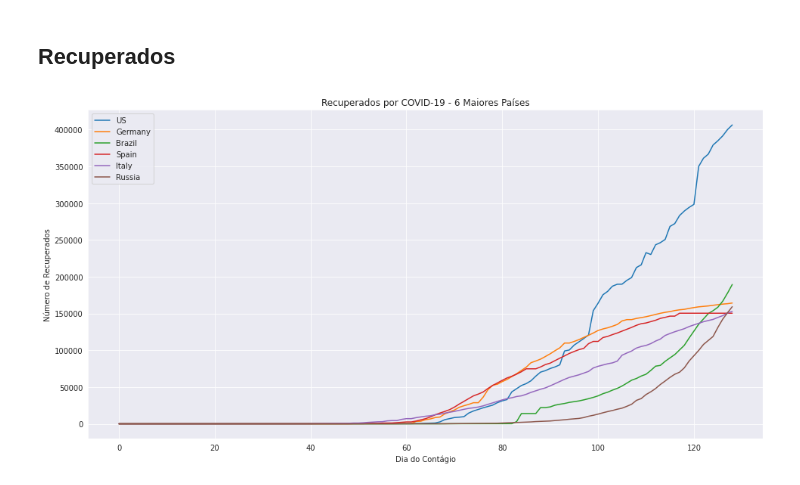
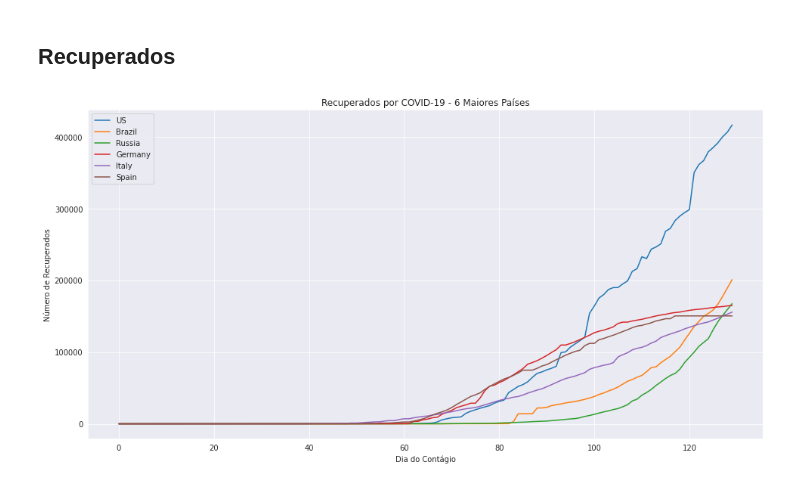
Before and after one commit to Manuelfjr/Covid19, a Jupyter notebook: code/Covid_19.ipynb, the cells around one changed output. Saved outputs shown, nothing was run; the diff lists cells and outputs as text; code cells hidden in the pictures.

```diff
--- a/code/Covid_19.ipynb
+++ b/code/Covid_19.ipynb
@@ -90,0 +133,9 @@ db_deaths_country.T['Brazil'].iplot(title = 'Casos de mortes por covid no Brasil
+# %%
+for i in db_deaths_country.T.columns:
+  for j in range(db_deaths_country.T.shape[0]-1):
+    if db_deaths_country.T[i][j] != 0:
+      percdeaths[i][j+1] = ((db_deaths_country.T[i][j+1]- db_deaths_country.T[i][j])/db_deaths_country.T[i][j])
+# %%
+b = pd.DataFrame(percdeaths.T[date].sort_values(ascending = False)).T
+ixmaxdeaths = b[maxdeaths.index].columns
+ixmaxdeaths
@@ -90,0 +144,11 @@ db_deaths_country.T['Brazil'].iplot(title = 'Casos de mortes por covid no Brasil
+# %%
+fig, ax = plt.subplots(nrows=1,ncols=1,figsize=(16,8))
+n = 6
+for i in ixmaxdeaths:
+  ax.plot(range(percdeaths.shape[0]), percdeaths[i],label=i)
+  ax.set_xlim(100,130)
+  ax.set_ylim(-0.07,0.2)
+plt.xlabel('Dia do Contágio')
+plt.ylabel('Taxa')
+plt.title('Taxa de mortes por COVID-19 - {} Maiores Países'.format(n))
+plt.legend()
@@ -91,14 +185,16 @@ db_deaths_country.T['Brazil'].iplot(title = 'Casos de mortes por covid no Brasil
 # %% [markdown]
 ## Recuperados
+# %%
+maxrecovered = db_recovered_country[date].sort_values(ascending=False)[:n]
 # %%
 fig, ax = plt.subplots(nrows=1,ncols=1,figsize=(16,8))
 n = 6
-for i in db_recovered_country['5/26/20'].sort_values(ascending = False)[:n].index:
+for i in maxrecovered.index:
   ax.plot(range(db_recovered_country.T.shape[0]), db_recovered_country.T[i],label=i)
 plt.xlabel('Dia do Contágio')
 plt.ylabel('Número de Recuperados')
 plt.title('Recuperados por COVID-19 - {} Maiores Países'.format(n))
 plt.legend()
 plt.savefig('revoredcovid.png')
 # %% [output]
-[figure, old version]
+[figure, new version]
```
Also changed, not shown: parts of 31 cells of this notebook.
